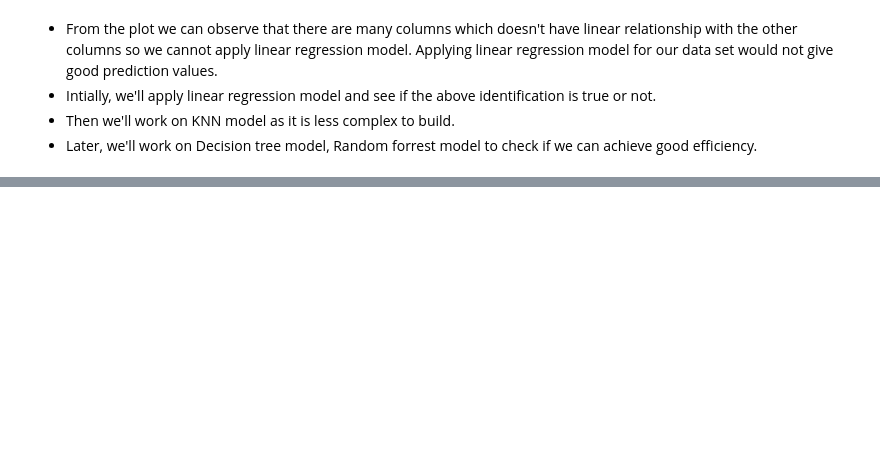
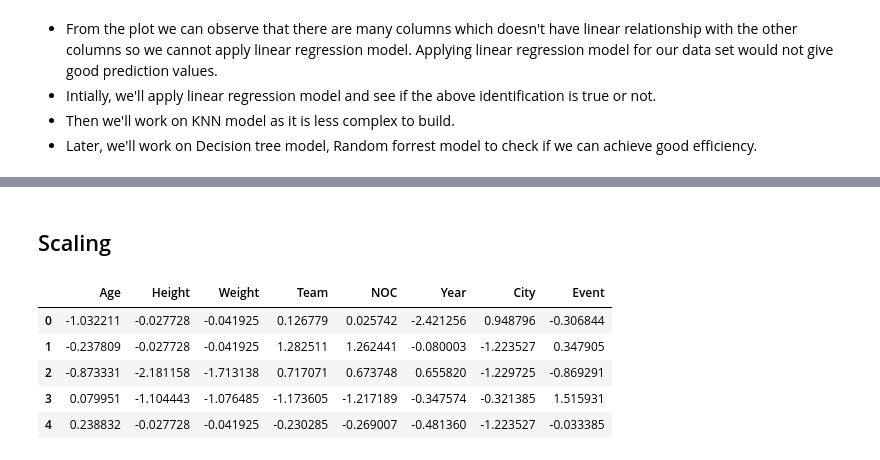
Before and after one commit to shailbpatel/255_group_project-master, a Jupyter notebook: Python_Code/Models/Overall_Prediction/LogisticRegression.ipynb, the cells around one changed output, grey strips where cells are left out. Saved outputs shown, nothing was run; the diff lists cells and outputs as text; code cells hidden in the pictures; blank space fills up the shorter version.

```diff
--- a/Python_Code/Models/Overall_Prediction/LogisticRegression.ipynb
+++ b/Python_Code/Models/Overall_Prediction/LogisticRegression.ipynb
@@ -61,0 +87,20 @@ sns.pairplot(athlete_merged)
+# %%
+X_train.drop(['Sex','Season'],axis=1,inplace=True)
+# %% [markdown]
+## Scaling
+# %%
+from sklearn.preprocessing import StandardScaler
+sc=StandardScaler()
+
+X_train=pd.DataFrame(sc.fit_transform(X_train[['Age','Height','Weight','Team','NOC','Year','City','Event']]))
+X_train.columns=['Age','Height','Weight','Team','NOC','Year','City','Event']
+X_test=pd.DataFrame(sc.fit_transform(X_test[['Age','Height','Weight','Team','NOC','Year','City','Event']]))
+X_test.columns=['Age','Height','Weight','Team','NOC','Year','City','Event']
+X_train.head()
+# %% [output]
+|  | Age | Height | Weight | Team | NOC | Year | City | Event |
+| 0 | -1.032211 | -0.027728 | -0.041925 | 0.126779 | 0.025742 | -2.421256 | 0.948796 | -0.306844 |
+| 1 | -0.237809 | -0.027728 | -0.041925 | 1.282511 | 1.262441 | -0.080003 | -1.223527 | 0.347905 |
+| 2 | -0.873331 | -2.181158 | -1.713138 | 0.717071 | 0.673748 | 0.655820 | -1.229725 | -0.869291 |
+| 3 | 0.079951 | -1.104443 | -1.076485 | -1.173605 | -1.217189 | -0.347574 | -0.321385 | 1.515931 |
+| 4 | 0.238832 | -0.027728 | -0.041925 | -0.230285 | -0.269007 | -0.481360 | -1.223527 | -0.033385 |
```
Also changed, not shown: parts of 12 cells of this notebook.
